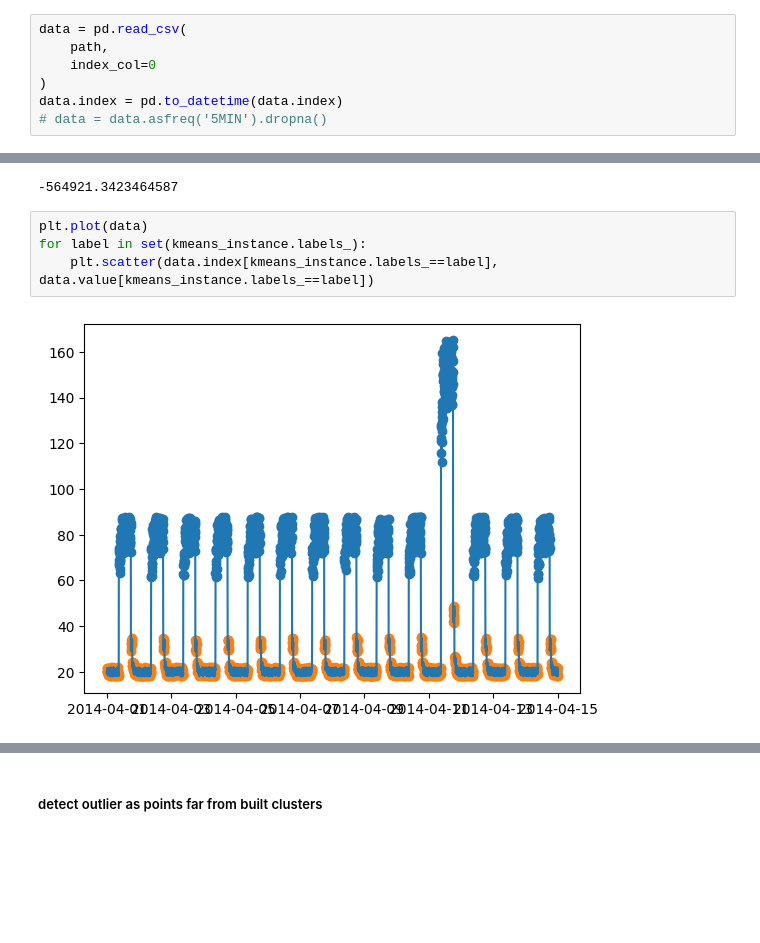
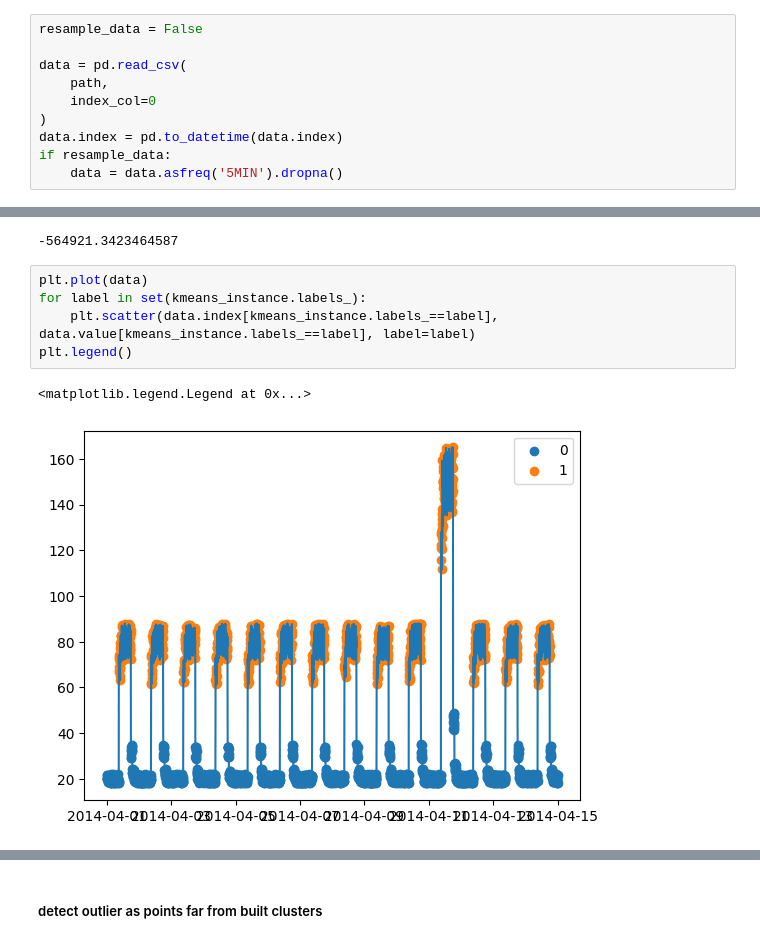
Before and after one commit to GhasseneJebali/time-series-lab, a Jupyter notebook: Outlier detection.ipynb, the cells around one changed output, grey strips where cells are left out. Cells and saved outputs as stored; diff of their text form; blank space fills up the shorter version.

```diff
--- a/Outlier detection.ipynb
+++ b/Outlier detection.ipynb
@@ -31,12 +27,15 @@ from tqdm import tqdm
 # path = "./data/archive/realKnownCause/realKnownCause/cpu_utilization_asg_misconfiguration.csv"
 path = "./data/archive/artificialWithAnomaly/artificialWithAnomaly/art_daily_jumpsup.csv"
 # %%
+resample_data = False
+
 data = pd.read_csv(
     path,
     index_col=0
 )
 data.index = pd.to_datetime(data.index)
-# data = data.asfreq('5MIN').dropna()
+if resample_data:
+    data = data.asfreq('5MIN').dropna()
 # %%
 data.plot()
 # %% [output]
@@ -193,9 +292,11 @@ kmeans_instance.score(data)
 # %%
 plt.plot(data)
 for label in set(kmeans_instance.labels_):
-    plt.scatter(data.index[kmeans_instance.labels_==label], data.value[kmeans_instance.labels_==label])
+    plt.scatter(data.index[kmeans_instance.labels_==label], data.value[kmeans_instance.labels_==label], label=label)
+plt.legend()
 # %% [output]
+<matplotlib.legend.Legend at 0x...>
-[figure, old version]
+[figure, new version]
 # %%
 kmeans_instance.cluster_centers_
 # %% [output]
```
Also changed, not shown: parts of 29 cells of this notebook, 1 other file.
